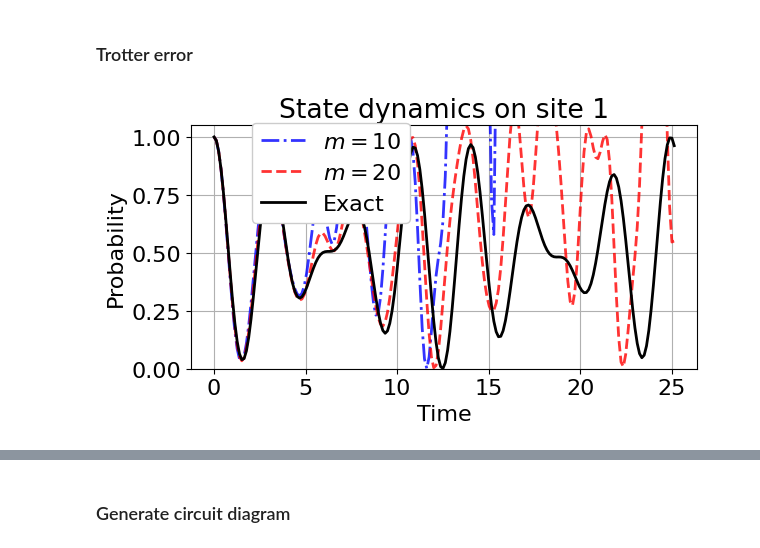
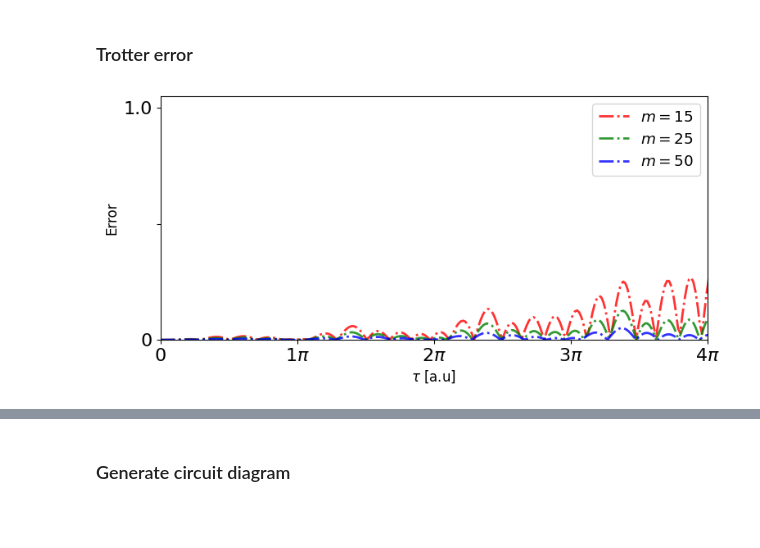
Before and after one commit to oscartq/qsim_mzm, a Jupyter notebook: kitaev-chain/qsim-coupling-2-site-Kitaev-chain.ipynb, the cells around one changed output, grey strips where cells are left out. Saved outputs shown, nothing was run; the diff lists cells and outputs as text; code cells hidden in the pictures; blank space fills up the shorter version.

Commit message:
updated figures for publication

```diff
--- a/kitaev-chain/qsim-coupling-2-site-Kitaev-chain.ipynb
+++ b/kitaev-chain/qsim-coupling-2-site-Kitaev-chain.ipynb
@@ -140,7 +140,7 @@ axs[2, 1].plot(times, n_H6_evo_matrix_state_1) # eps=1, t=1, Delta=2 (H_1)
 # --- Row & Corner Labels ---
 corner_labels = [[rf'a) $\varepsilon = 0, t=\Delta, t_c = {tc}, \varphi = 0 $', rf'b) $\varepsilon = 0, t=\Delta, t_c = {tc}, \varphi = \pi$'],
                  [rf'c) $\varepsilon = 1, t=1, \Delta = 2, t_c = {tc}, \varphi = 0$', rf'd) $\varepsilon = 1, t=1, \Delta = 2, t_c = {tc}, \varphi = \pi$'],
-                 [rf'e) $\varepsilon = 1, t=1, \Delta = -1, t_c = {tc}, \varphi = 0$', rf'f) $\varepsilon = 1, t=1, \Delta = -1, t_c = {tc}, \varphi = \pi$']]
+                 [rf'e) $\varepsilon = 1, t=1, \Delta = 0.5, t_c = {tc}, \varphi = 0$', rf'f) $\varepsilon = 1, t=1, \Delta = 0.5, t_c = {tc}, \varphi = \pi$']]
 
 for r in range(axs.shape[0]): # Iterate through rows (0, 1, 2)
     axs[r, 0].set_ylabel(rf"$\langle n_i \rangle$", fontsize=12) # Set Y-label for the first plot in each row
@@ -149,7 +149,7 @@ for r in range(axs.shape[0]): # Iterate through rows (0, 1, 2)
     # The original error occurred because 'r' went up to 2, causing axs[2,2]
     # This condition ensures 'r' is used as a column index (0 or 1) for the last row's x-labels
     if r < axs.shape[1]: # axs.shape[1] is the number of columns (2)
-        axs[axs.shape[0]-1, r].set_xlabel(rf"$\tau \; [\hbar/J]$", fontsize=12)
+        axs[axs.shape[0]-1, r].set_xlabel(rf"$\tau$ [a.u]", fontsize=12)
 
     for c in range(axs.shape[1]): # Iterate through columns (0, 1)
         axs[r, c].text(-0.05, 1.16, corner_labels[r][c], transform=axs[r, c].transAxes,
@@ -235,54 +270,58 @@ plt.show()
 # %% [markdown]
 ### Trotter error
 # %%
-from functions import trotter_evolution
-
 # Number of trotter steps
-trotter_steps_1 = 10
-
+trotter_steps_error_1 = 15
+trotter_steps_error_2 = 25
+trotter_steps_error_3 = 50
 # Calculate each number operator's expectation value at each time point
-evo_matrix_trot_1 = trotter_evolution(H, n_is, initial_state, times, num_sites, trotter_steps_1)
-
-# Number of trotter steps
-trotter_steps_2 = 20
-# Calculate each number operator's expectation value at each time point
-evo_matrix_trot_2 = trotter_evolution(H, n_is, initial_state, times, num_sites, trotter_steps_2)
+evo_matrix_trot_error_1 = trotter_evolution(H, n_is, initial_state, times, num_sites, trotter_steps_error_1)
+evo_matrix_trot_error_2 = trotter_evolution(H, n_is, initial_state, times, num_sites, trotter_steps_error_2)
+evo_matrix_trot_error_3 = trotter_evolution(H, n_is, initial_state, times, num_sites, trotter_steps_error_3)
 # %%
 # Plot state dynamics over one particular site
 site = 0
-path = base_path + "2-site-coupling-state_dynm_site1.pdf"
 
-plt.figure(figsize=(6.25, 3.75))
+plt.figure(figsize=(8, 4))
 plt.plot(
     times,
-    evo_matrix_trot_1[:, site],
-    "b-.",
+    np.abs(n_evo_matrix_exact[:, site]-evo_matrix_trot_error_1[:, site]),
+    "r-.",
     linewidth=2,
-    label=rf"$m={trotter_steps_1}$",
-    markerfacecolor="royalblue",
+    label=rf"$m={trotter_steps_error_1}$",
+    markerfacecolor="salmon",
     alpha=0.8,
 )
 plt.plot(
     times,
-    evo_matrix_trot_2[:, site],
-    "r--",
+    np.abs(n_evo_matrix_exact[:, site]-evo_matrix_trot_error_2[:, site]),
+    "g-.",
     linewidth=2,
-    label=rf"$m={trotter_steps_2}$",
-    markerfacecolor="salmon",
+    label=rf"$m={trotter_steps_error_2}$",
+    markerfacecolor="seagreen",
     alpha=0.8,
 )
 plt.plot(
-    times, n_evo_matrix[:, site], "k-", linewidth=2, label="Exact", markerfacecolor="grey"
+    times,
+    np.abs(n_evo_matrix_exact[:, site]-evo_matrix_trot_error_3[:, site]),
+    "b-.",
+    linewidth=2,
+    label=rf"$m={trotter_steps_error_3}$",
+    markerfacecolor="darkorange",
+    alpha=0.8,
 )
-plt.xlabel("Time")
-plt.ylabel("Probability")
+
+plt.xlabel(rf"$\tau$ [a.u]", fontsize=12)
+plt.ylabel(rf"Error", fontsize=12)
 plt.ylim([0.0, 1.05])
-plt.grid()
-plt.legend(loc=(0.12, 0.6), framealpha=1)
+plt.xlim([0, 4*np.pi])
+plt.legend(loc='upper right', framealpha=0.8, fontsize='small')
 plt.tight_layout()
-plt.title("State dynamics on site " + str(site+1))
+plt.xticks(xticks, xtick_labels)
+plt.yticks(yticks, ytick_labels)
 plt.tight_layout()
-plt.savefig(path)
+plt.savefig('figures/JJ-kitaev/trotter-error-phase-pi.pdf')
+
 plt.show()
 # %% [output]
-[figure, old version]
+[figure, new version]
```
Also changed, not shown: parts of 7 cells of this notebook, 32 other files.
